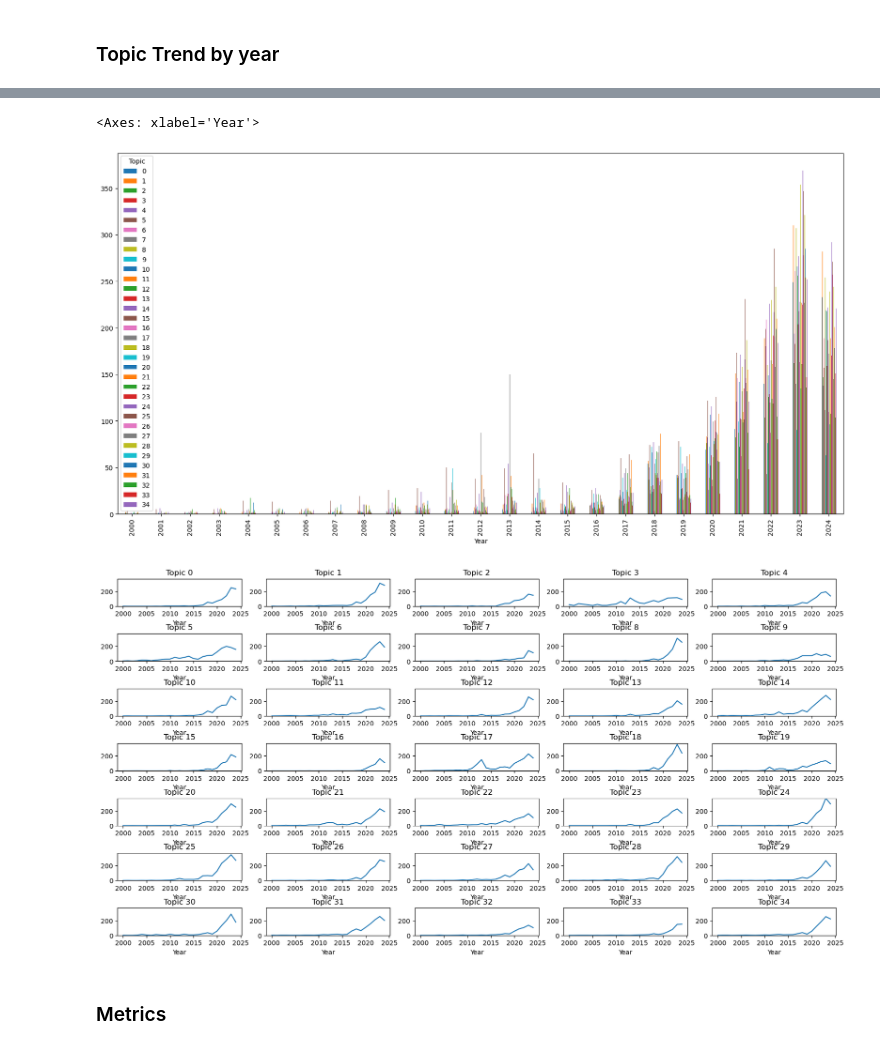
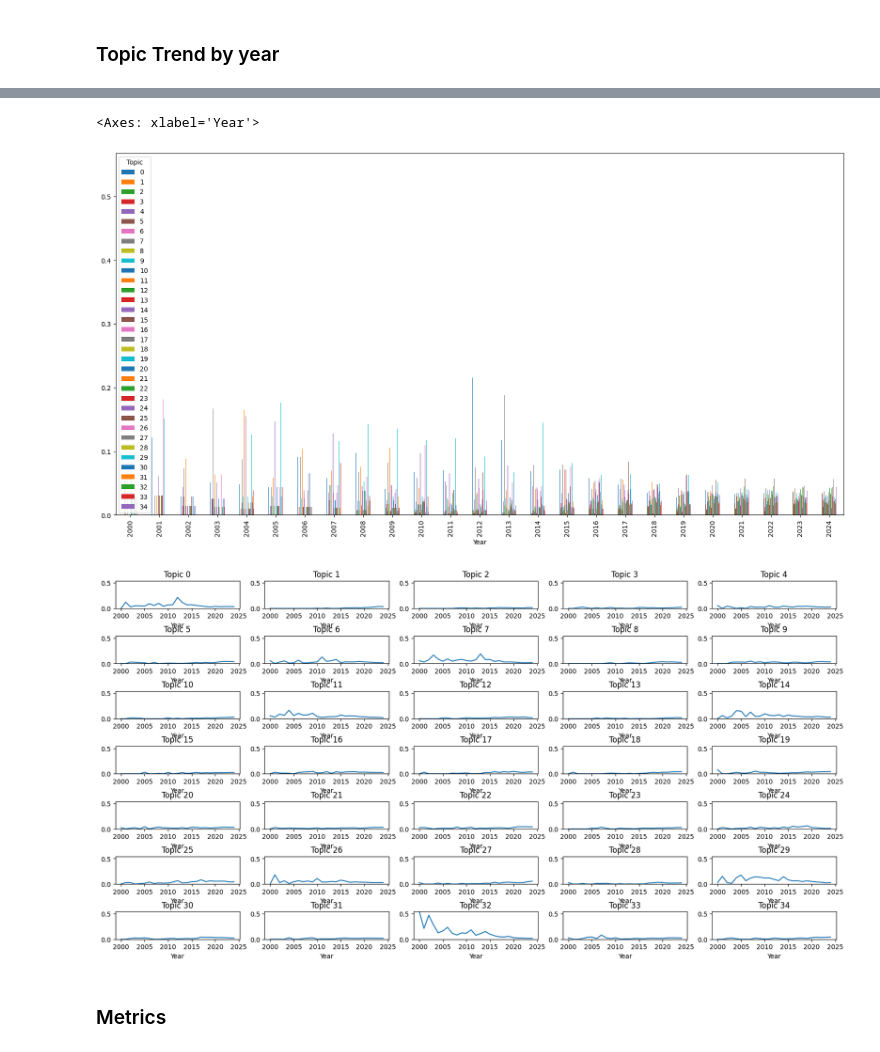
Before and after one commit to MStrzezon/Arxiv-Topic-Trend-Analysis, a Jupyter notebook: src/doc2vec/doc2vec_kmeans.ipynb, the cells around one changed output, grey strips where cells are left out. Drawn from its saved outputs; the diff is of its cells as text; code cells hidden in the pictures.

```diff
--- a/src/doc2vec/doc2vec_kmeans.ipynb
+++ b/src/doc2vec/doc2vec_kmeans.ipynb
@@ -253,0 +256,7 @@ topic_trend_pivot.head()
+# %%
+# Normalize topic_trend_pivot by number of articles in year
+total_articles_per_year = topic_trend_pivot.sum(axis=1)
+
+topic_trend_pivot_normalized = topic_trend_pivot.div(total_articles_per_year, axis=0)
+
+topic_trend_pivot_normalized.head()
@@ -269,21 +287,21 @@ topic_trend_pivot.plot(kind='bar', stacked=True, figsize=(20, 10))
 # %%
-topic_trend_pivot.plot(kind='bar', figsize=(20, 10))
+topic_trend_pivot_normalized.plot(kind='bar', figsize=(20, 10))
 # %% [output]
 <Axes: xlabel='Year'>
-[figure, old version]
+[figure, new version]
 # %%
-y_min = topic_trend_pivot.min().min()
-y_max = topic_trend_pivot.max().max()
+y_min = topic_trend_pivot_normalized.min().min()
+y_max = topic_trend_pivot_normalized.max().max()
 
 fig, axs = plt.subplots(7, 5, figsize=(20, 10))
 for i in range(35):
-    topic_trend_pivot[i].plot(ax=axs[i//5, i%5], title=f"Topic {i}")
+    topic_trend_pivot_normalized[i].plot(ax=axs[i//5, i%5], title=f"Topic {i}")
     axs[i//5, i%5].set_ylim(y_min, y_max)  # Set the same y-axis limits for each subplot
 
 plt.subplots_adjust(hspace=1)  # Adjust the height space between rows
 plt.show()
 # %% [output]
-[figure, old version]
+[figure, new version]
 # %% [markdown]
 ### Metrics
 # %%
```
Also changed, not shown: parts of 17 cells of this notebook, 1 other file.
